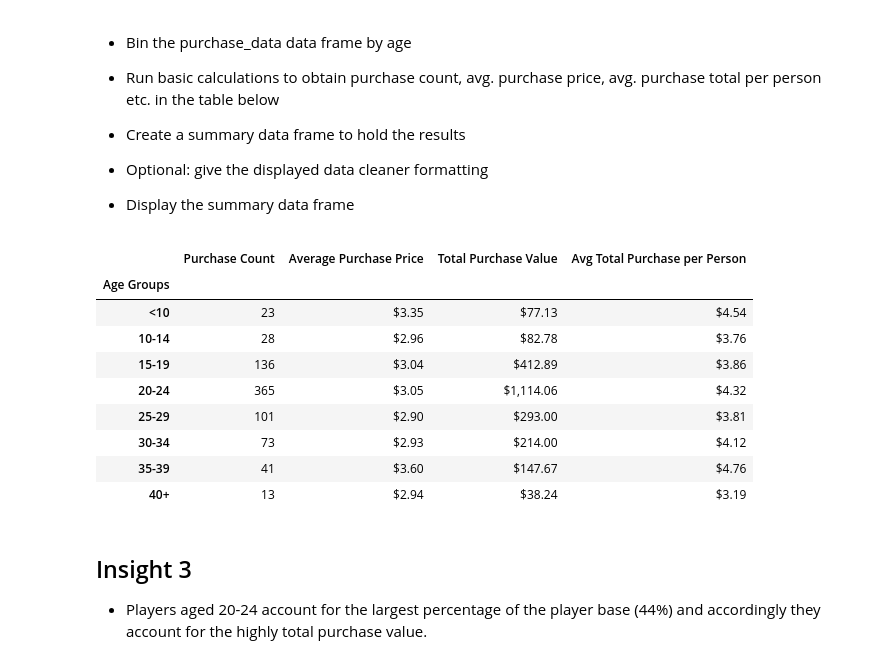
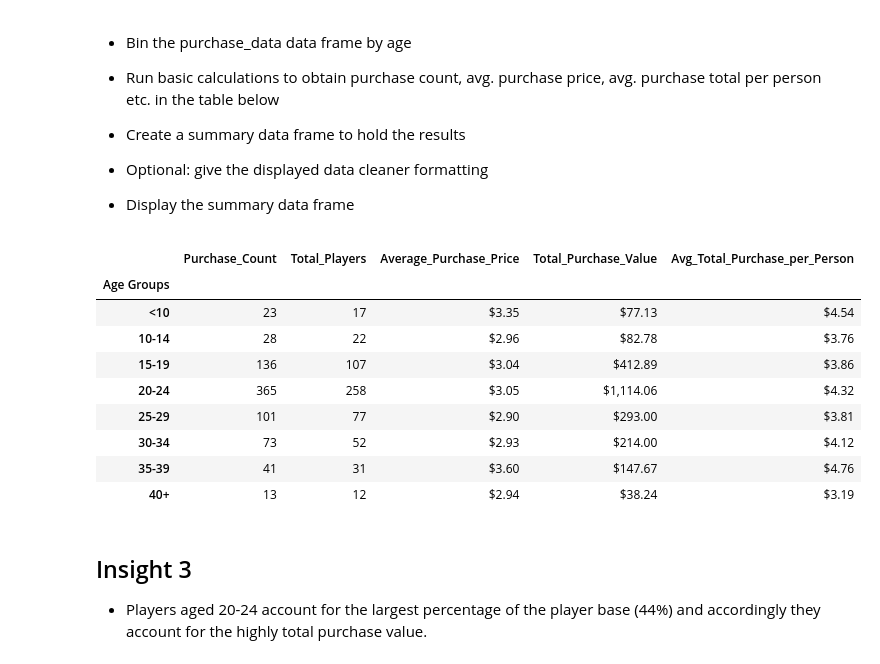
Before and after one commit to JacobTrevithick/pandas-challenge, a Jupyter notebook: HeroesOfPymoli/HeroesOfPymoli_starter.ipynb, the cells around one changed output. Drawn from its saved outputs; the diff is of its cells as text; code cells hidden in the pictures.

```diff
--- a/HeroesOfPymoli/HeroesOfPymoli_starter.ipynb
+++ b/HeroesOfPymoli/HeroesOfPymoli_starter.ipynb
@@ -257,34 +240,30 @@ age_sum_table_df
 # %%
 # Create new groupby object sorted by the 'Age Groups'
 age_purchase_group = purchase_data_df.groupby(['Age Groups'])
 
-# Create DataFrame summary table with purchase count, avg purchase price, and total purchase value
-age_purchase_df = pd.DataFrame({
-    'Purchase Count': age_purchase_group['Purchase ID'].count(),
-    'Average Purchase Price': age_purchase_group['Price'].mean(),
-    'Total Purchase Value': age_purchase_group['Price'].sum()
-})
-# append avg total purchase per unique person by using the age_group object from the previous cell.
-# The age_group object does not contain duplicate SN (only unique usernames)
-age_purchase_df['Avg Total Purchase per Person'] = age_purchase_df['Total Purchase Value']/age_group['Age Groups'].count()
+# Create DataFrame summary table with purchase count, avg purchase price, total purchase value, and unique players per age group
+age_purchase_df = age_purchase_group.agg(Purchase_Count = ('Purchase ID', 'count'), Total_Players = ('SN', 'nunique'), Average_Purchase_Price = ('Price', 'mean'), Total_Purchase_Value = ('Price', 'sum'))
+
+# append avg total purchase per unique person by dividing total purchase value by total unique players
+age_purchase_df['Avg_Total_Purchase_per_Person'] = age_purchase_df['Total_Purchase_Value']/age_purchase_df['Total_Players']
 
 # format table with $ and 0.00 precision
-age_purchase_df['Avg Total Purchase per Person'] = age_purchase_df['Avg Total Purchase per Person'].map("${:.2f}".format)
-age_purchase_df['Average Purchase Price'] = age_purchase_df['Average Purchase Price'].map("${:,.2f}".format)
-age_purchase_df['Total Purchase Value'] = age_purchase_df['Total Purchase Value'].map("${:,.2f}".format)
+age_purchase_df['Avg_Total_Purchase_per_Person'] = age_purchase_df['Avg_Total_Purchase_per_Person'].map("${:.2f}".format)
+age_purchase_df['Average_Purchase_Price'] = age_purchase_df['Average_Purchase_Price'].map("${:,.2f}".format)
+age_purchase_df['Total_Purchase_Value'] = age_purchase_df['Total_Purchase_Value'].map("${:,.2f}".format)
 
 age_purchase_df
 # %% [output]
-|  | Purchase Count | Average Purchase Price | Total Purchase Value | Avg Total Purchase per Person |
-| Age Groups |  |  |  |  |
-| <10 | 23 | $3.35 | $77.13 | $4.54 |
-| 10-14 | 28 | $2.96 | $82.78 | $3.76 |
-| 15-19 | 136 | $3.04 | $412.89 | $3.86 |
-| 20-24 | 365 | $3.05 | $1,114.06 | $4.32 |
-| 25-29 | 101 | $2.90 | $293.00 | $3.81 |
-| 30-34 | 73 | $2.93 | $214.00 | $4.12 |
-| 35-39 | 41 | $3.60 | $147.67 | $4.76 |
-| 40+ | 13 | $2.94 | $38.24 | $3.19 |
+|  | Purchase_Count | Total_Players | Average_Purchase_Price | Total_Purchase_Value | Avg_Total_Purchase_per_Person |
+| Age Groups |  |  |  |  |  |
+| <10 | 23 | 17 | $3.35 | $77.13 | $4.54 |
+| 10-14 | 28 | 22 | $2.96 | $82.78 | $3.76 |
+| 15-19 | 136 | 107 | $3.04 | $412.89 | $3.86 |
+| 20-24 | 365 | 258 | $3.05 | $1,114.06 | $4.32 |
+| 25-29 | 101 | 77 | $2.90 | $293.00 | $3.81 |
+| 30-34 | 73 | 52 | $2.93 | $214.00 | $4.12 |
+| 35-39 | 41 | 31 | $3.60 | $147.67 | $4.76 |
+| 40+ | 13 | 12 | $2.94 | $38.24 | $3.19 |
 # %% [markdown]
 ## Insight 3
 
```
Also changed, not shown: parts of 10 cells of this notebook.
